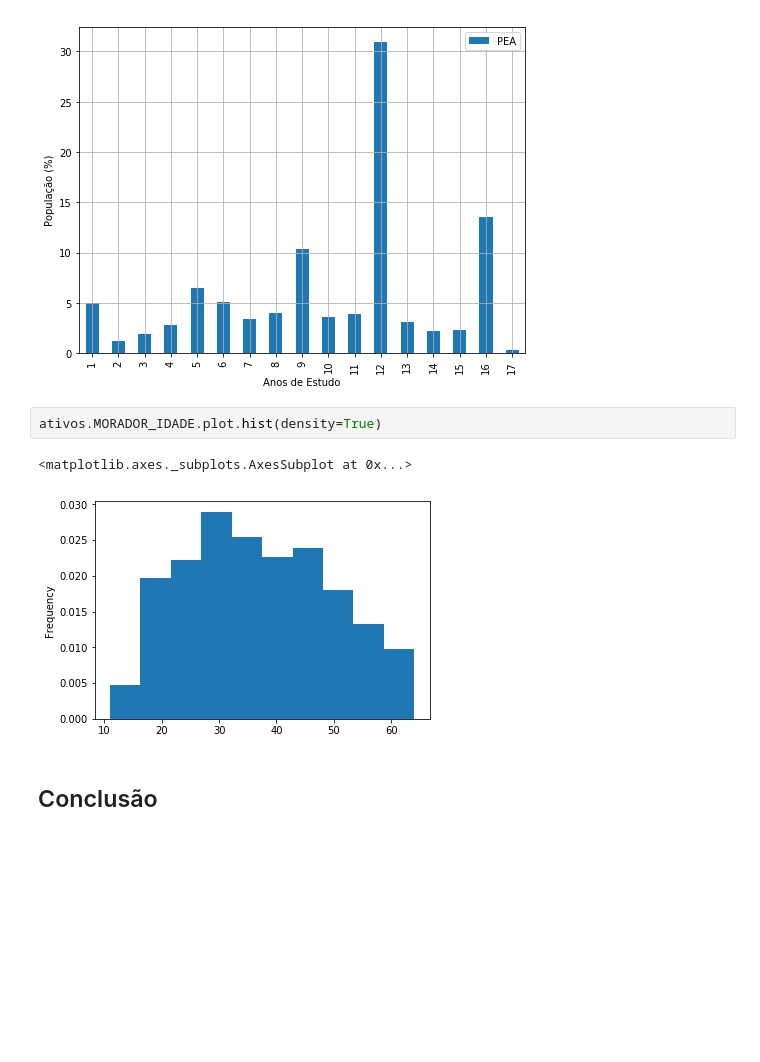
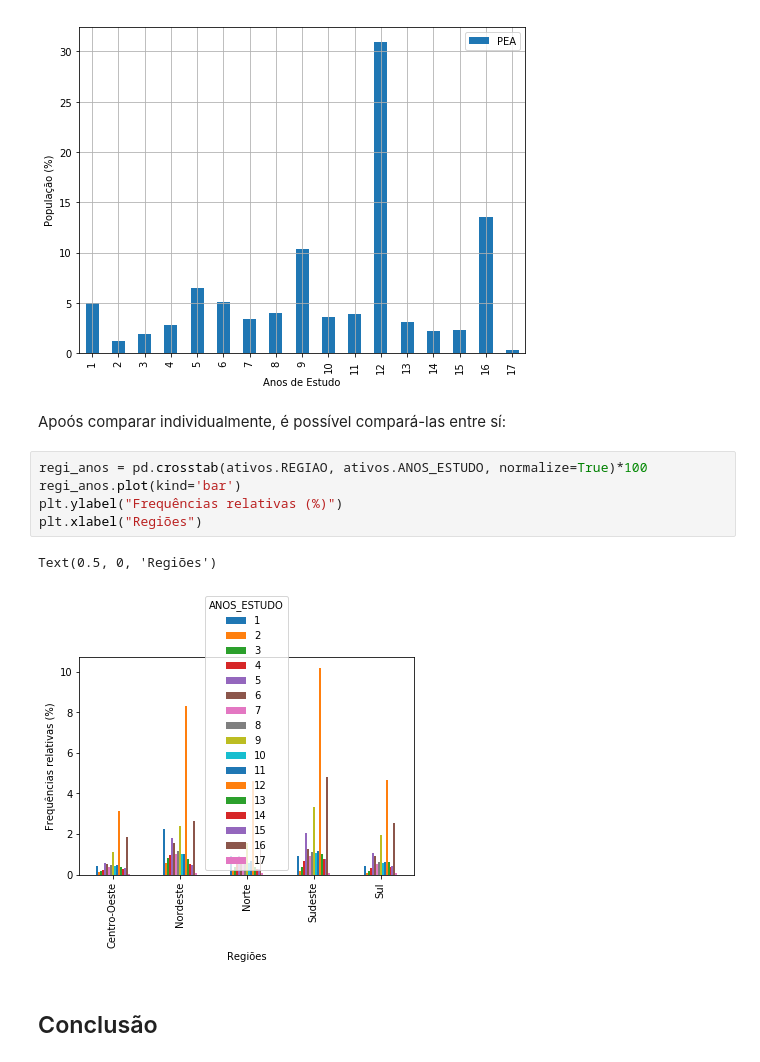
Before and after one commit to FidyBack/projeto_Cdata, a Jupyter notebook: Projeto1 Layout.ipynb, the cells around one changed output. Saved outputs shown, nothing was run; the diff lists cells and outputs as text; blank space fills up the shorter version.

```diff
--- a/Projeto1 Layout.ipynb
+++ b/Projeto1 Layout.ipynb
@@ -197,11 +190,16 @@ plt.legend(["PEA"])
 plt.grid(True);
 # %% [output]
 [figure]
-# %%
-ativos.MORADOR_IDADE.plot.hist(density=True)
-# %% [output]
-<matplotlib.axes._subplots.AxesSubplot at 0x...>
-[figure, removed]
+# %% [markdown]
+Apoós comparar individualmente, é possível compará-las entre sí:
+# %%
+regi_anos = pd.crosstab(ativos.REGIAO, ativos.ANOS_ESTUDO, normalize=True)*100
+regi_anos.plot(kind='bar')
+plt.ylabel("Frequências relativas (%)")
+plt.xlabel("Regiões")
+# %% [output]
+Text(0.5, 0, 'Regiões')
+[figure, added]
 # %% [markdown]
 ## Conclusão
 # %% [markdown]
```
Also changed, not shown: parts of 17 cells of this notebook.
